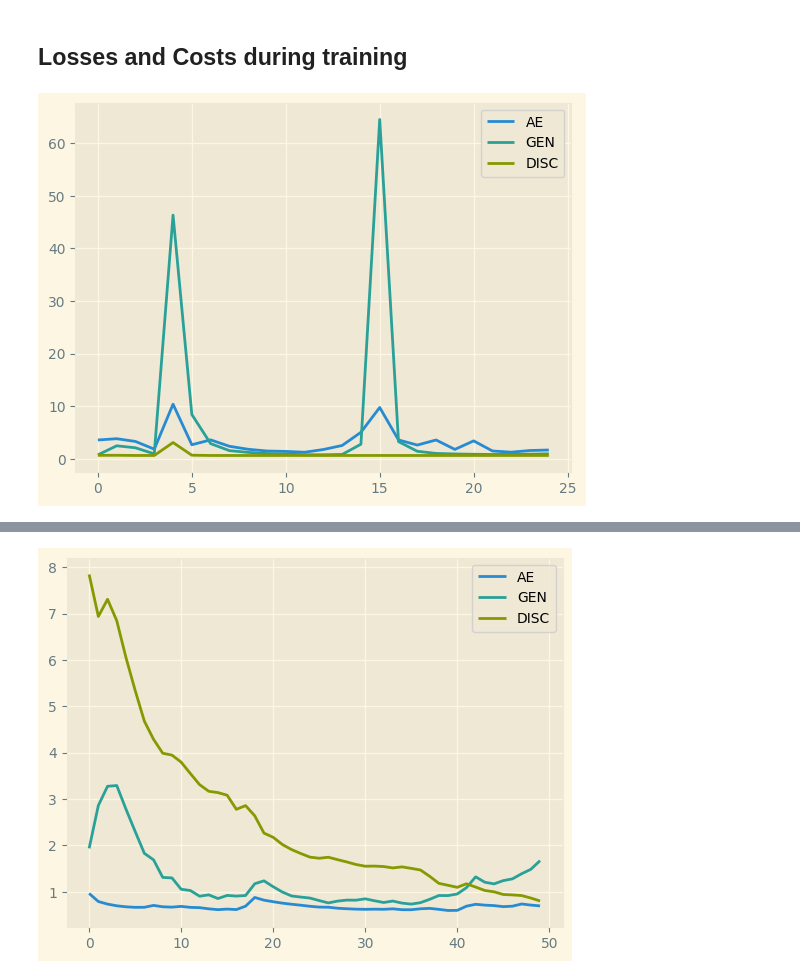
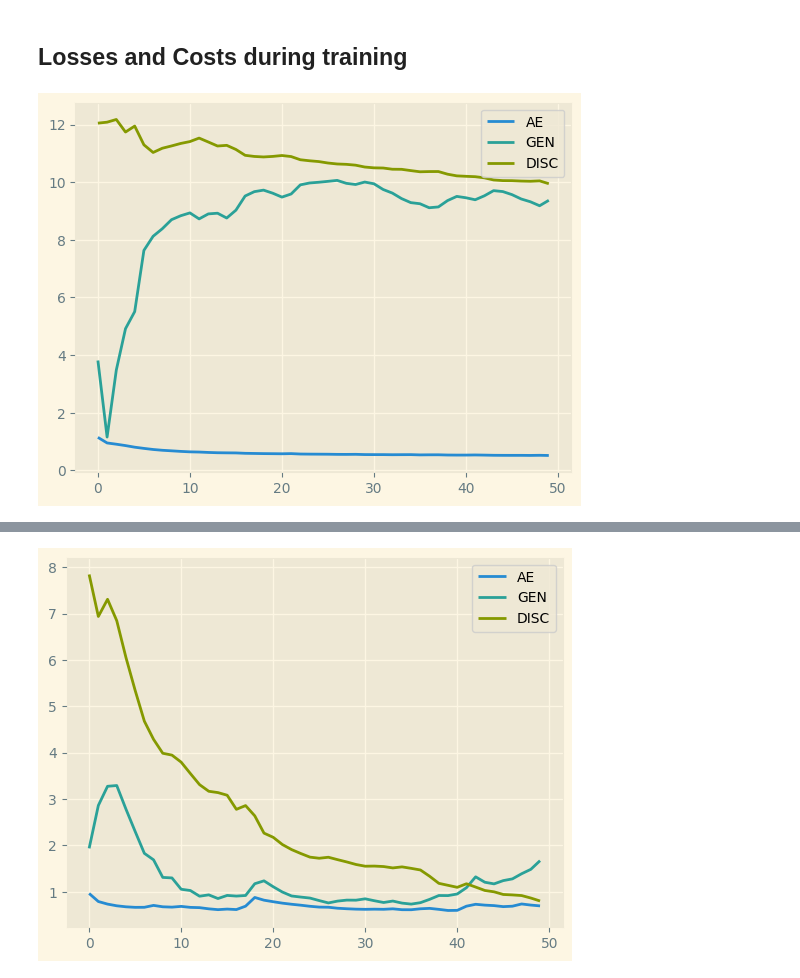
Before and after one commit to shadow036/machine-learning-in-applications, a Jupyter notebook: Adversarial_autoencoder.ipynb, the cells around one changed output, grey strips where cells are left out. Cells and saved outputs as stored; diff of their text form; code cells hidden in the pictures.

```diff
--- a/Adversarial_autoencoder.ipynb
+++ b/Adversarial_autoencoder.ipynb
@@ -466,7 +466,7 @@ Non-trainable params: 0
 _________________________________________________________________
 # %%
 # And training phase
-n_epochs = 30
+n_epochs = 50
 train_autoencoder_loss = []
 train_generator_loss_z = []
 train_discriminator_loss_z = []
@@ -489,6 +489,7 @@ train_discriminator_acc_x = []
 # keep the best loss of autoencoder
 last_best = 9
 last_loss = 10
+last_epoch = 0
 shape = F"{latent_size}_5_layer_AAE_0"
 checkpoint_dir = "/Users/kedi/Desktop/polito lectures and notes/ML in App/project/checkpoints"
 model_dir = f"{checkpoint_dir}/{n_epochs}_{shape}"
@@ -496,10 +497,11 @@ if not os.path.exists(model_dir):
     os.mkdir(model_dir)
 print(f"Weights will be saved in: {model_dir}")
 for epoch in range(n_epochs):
+    epoch += last_epoch
     start = time.time()
 
     # Save the best model
-    if epoch != 0 and (last_best>last_loss):
+    if epoch > 1 and (last_best>last_loss):
         best_path = f"{model_dir}/best"
         if not os.path.exists(best_path):
             os.mkdir(best_path)
@@ -517,7 +519,7 @@ for epoch in range(n_epochs):
 
 
     # Save every 5 epoch
-    elif epoch != 0 and epoch%5==0:
+    elif epoch > 1 and epoch%5==0:
         epoch_path = f"{model_dir}/{epoch+1}"
         if not os.path.exists(epoch_path):
             os.mkdir(epoch_path)
@@ -526,7 +528,7 @@ for epoch in range(n_epochs):
             if Z : os.mkdir(f"{epoch_path}/DISC_Z")
 
         # Save the weight for future test and further training
-        model_ae.save_weights(f"{epoch_path}/model")
+        model_ae.save_weights(f"{epoch_path}/AE/model")
         if X : discriminator_x.save_weights(f"{epoch_path}/DISC_X/model")
         if Z : discriminator_z.save_weights(f"{epoch_path}/DISC_Z/model")
 
@@ -647,8 +665,9 @@ np.save(f"{model_dir}/disc_acc.npy", train_discriminator_acc_x)
 # %%
-# plt.plot(test_cost_avg, label="test")
-# plt.plot(train_cost_avg, label="train")
-# plt.plot(validation_cost_avg, label="val")
-# plt.legend()
-# plt.show()
+# Losses during training
+plt.plot(train_autoencoder_loss, label="AE")
+plt.plot(train_generator_loss_x, label="GEN")
+plt.plot(train_discriminator_loss_x, label="DISC")
+plt.legend()
+plt.show()
 # %% [output]
-[figure, old version]
+[figure, new version]
```
Also changed, not shown: parts of 15 cells of this notebook, 5 other files.
